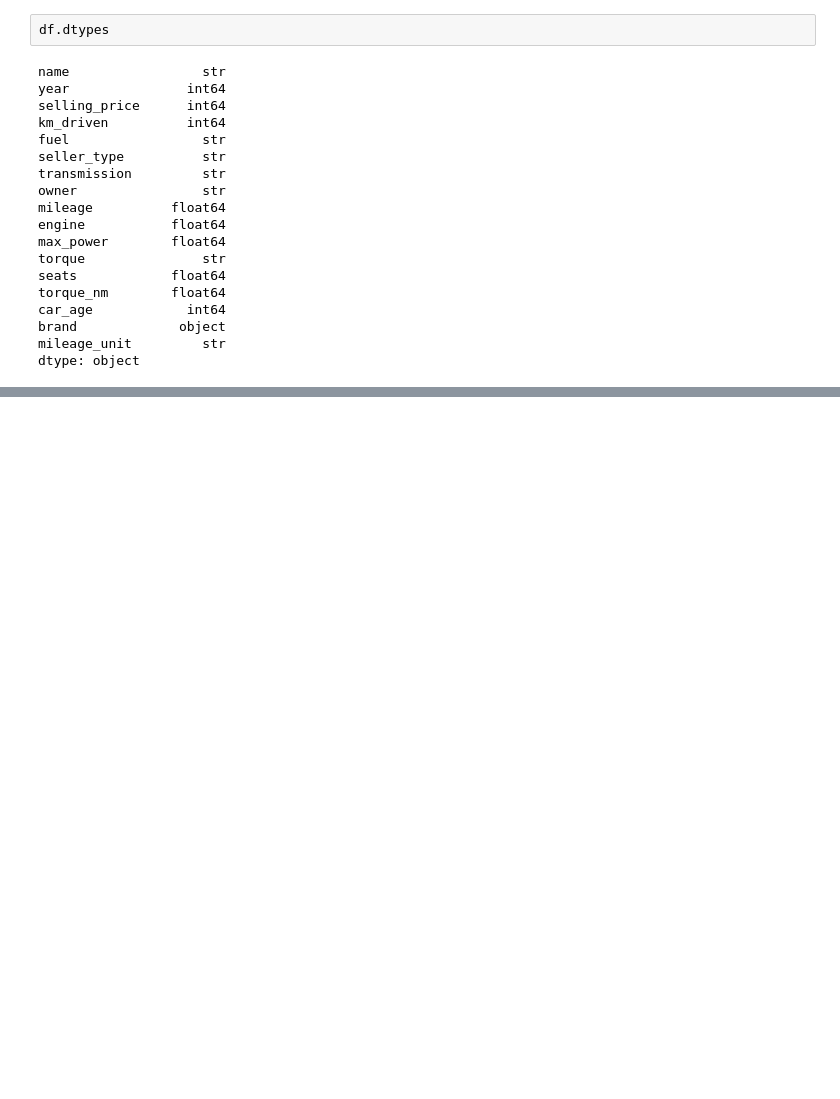
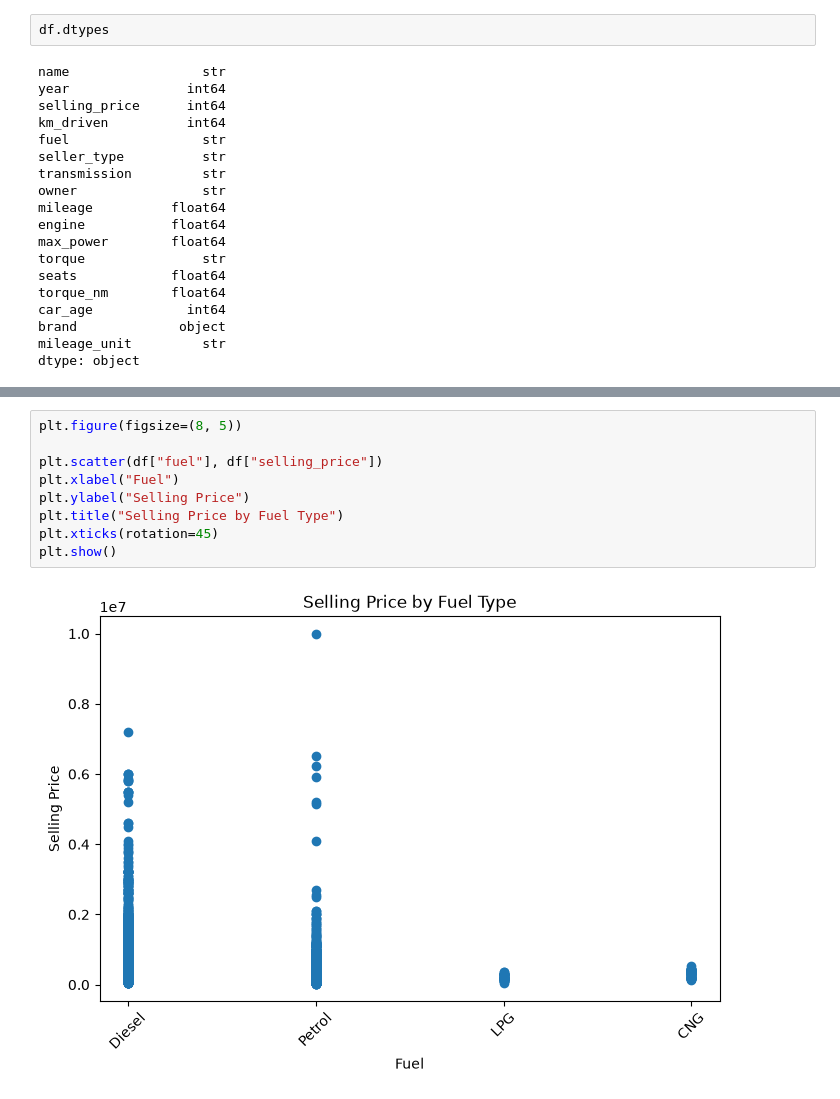
Before and after one commit to aditilawar10-lgtm/used-car-price-prediction, a Jupyter notebook: notebooks/01_data_exploration.ipynb, the cells around one changed output, grey strips where cells are left out. Drawn from its saved outputs; the diff is of its cells as text; blank space fills up the shorter version.

```diff
--- a/notebooks/01_data_exploration.ipynb
+++ b/notebooks/01_data_exploration.ipynb
@@ -1100,0 +1134,11 @@ dtype: object
+# %%
+plt.figure(figsize=(8, 5))
+
+plt.scatter(df["fuel"], df["selling_price"])
+plt.xlabel("Fuel")
+plt.ylabel("Selling Price")
+plt.title("Selling Price by Fuel Type")
+plt.xticks(rotation=45)
+plt.show()
+# %% [output]
+[figure, added]
```
Also changed, not shown: parts of 13 cells of this notebook.
